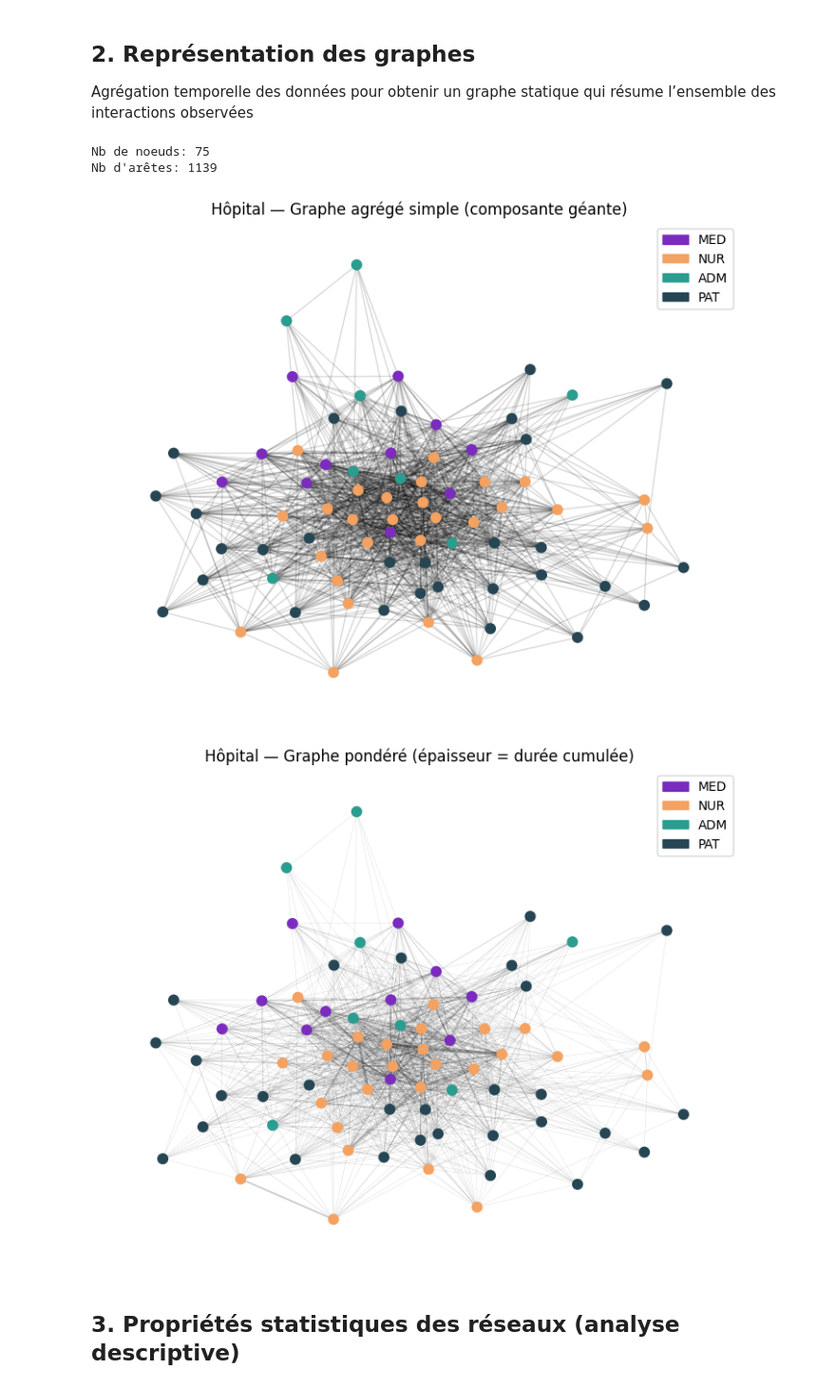
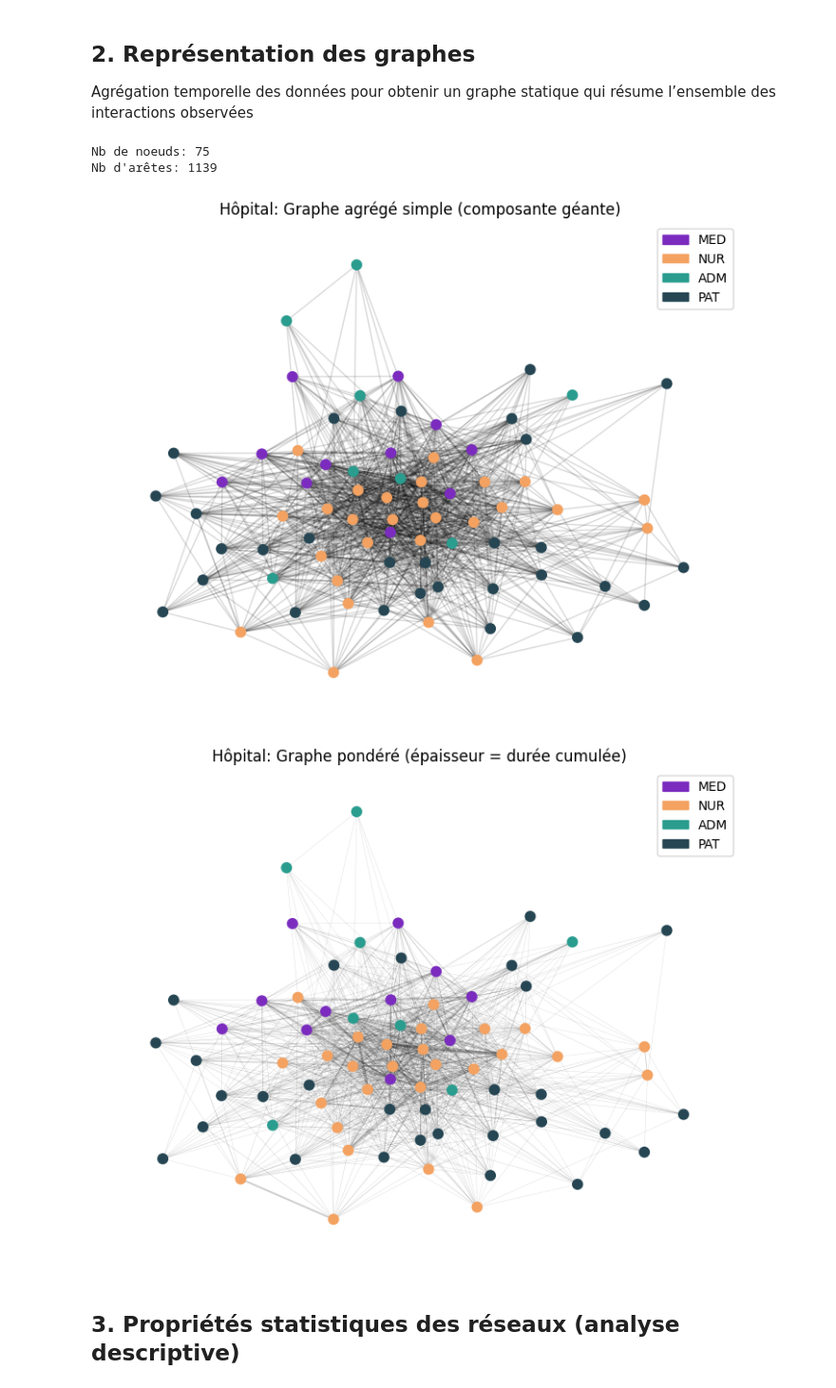
Before and after one commit to celinargy/unamur-certificat-datascience, a Jupyter notebook: SDASM101_graphmin_group1/graph-hospital/notebook_hospital.ipynb, the cells around one changed output. Shown at 95% size. Cells and saved outputs as stored; diff of their text form; code cells hidden in the pictures.

```diff
--- a/SDASM101_graphmin_group1/graph-hospital/notebook_hospital.ipynb
+++ b/SDASM101_graphmin_group1/graph-hospital/notebook_hospital.ipynb
@@ -57,7 +58,7 @@ df["v"] = df[["id_1","id_2"]].max(axis=1)
 df = df.sort_values(["u","v","t"])
 
 # Episodes de contact (pas de 20s)
-df["new_contact"] = (df["t"] != df.groupby(["u","v"])["t"].shift() + 1)
+df["new_contact"] = (df["t"] != df.groupby(["u","v"])["t"].shift() + 20)
 df["contact_id"] = df.groupby(["u","v"])["new_contact"].cumsum()
 
 contacts = (
@@ -66,3 +67,7 @@ contacts = (
       .reset_index()
 )
 contacts["duration_seconds"] = contacts["n_intervals"] * 20
+
+print("Nombre d’épisodes (contacts au sens de l’article) =", len(contacts))
+print("Durée cumulée totale (s) =", int(contacts["duration_seconds"].sum()))
+print("Durée cumulée totale (h) =", contacts["duration_seconds"].sum() / 3600)
@@ -102,43 +111,43 @@ Gw = giant_component_subgraph(G_w)
 
 pos = nx.spring_layout(Gs, seed=42, k=0.3)
 
-# --- Plot graphe simple ---
+# Plot graphe simple
 plt.figure(figsize=(9, 7))
 plt.legend(handles=legend_handles, loc="best")
 nx.draw_networkx_edges(Gs, pos, alpha=0.15)
 nx.draw_networkx_nodes(
     Gs, pos,
     node_color=[role_color(Gs, n) for n in Gs.nodes()],
     node_size=60
 )
-plt.title("Hôpital — Graphe agrégé simple (composante géante)")
+plt.title("Hôpital: Graphe agrégé simple (composante géante)")
 plt.axis("off")
 plt.show()
 
-# --- Plot graphe pondéré (durée cumulée) ---
+# plot graphe pondéré
 edges = list(Gw.edges())
 w = np.array([Gw[u][v]["weight"] for u, v in edges], dtype=float)
 if len(w) and w.max() > 0:
     edge_widths = 0.2 + 4.0 * (w / w.max())
 else:
     edge_widths = 0.2
 
 plt.figure(figsize=(9, 7))
 plt.legend(handles=legend_handles, loc="best")
 nx.draw_networkx_edges(Gw, pos, alpha=0.20, width=edge_widths)
 nx.draw_networkx_nodes(
     Gw, pos,
     node_color=[role_color(Gw, n) for n in Gw.nodes()],
     node_size=60
 )
-plt.title("Hôpital — Graphe pondéré (épaisseur = durée cumulée)")
+plt.title("Hôpital: Graphe pondéré (épaisseur = durée cumulée)")
 plt.axis("off")
 plt.show()
 # %% [output]
 Nb de noeuds: 75
 Nb d'arêtes: 1139
-[figure, old version]
+[figure, new version]
-[figure, old version]
+[figure, new version]
 # %% [markdown]
 ## 3. Propriétés statistiques des réseaux (analyse descriptive)
 # %%
```
Also changed, not shown: parts of 6 cells of this notebook, 1 other file.
